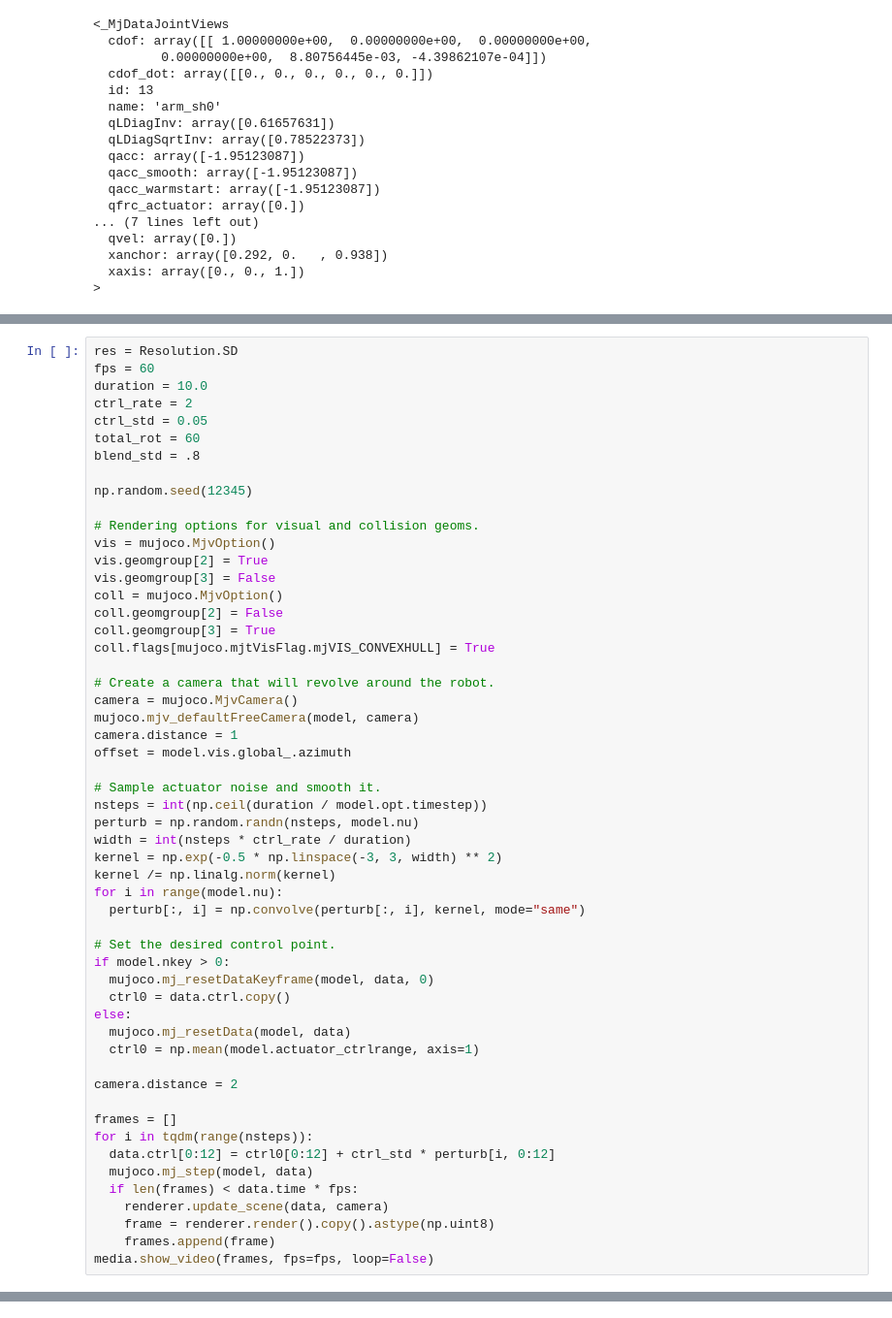
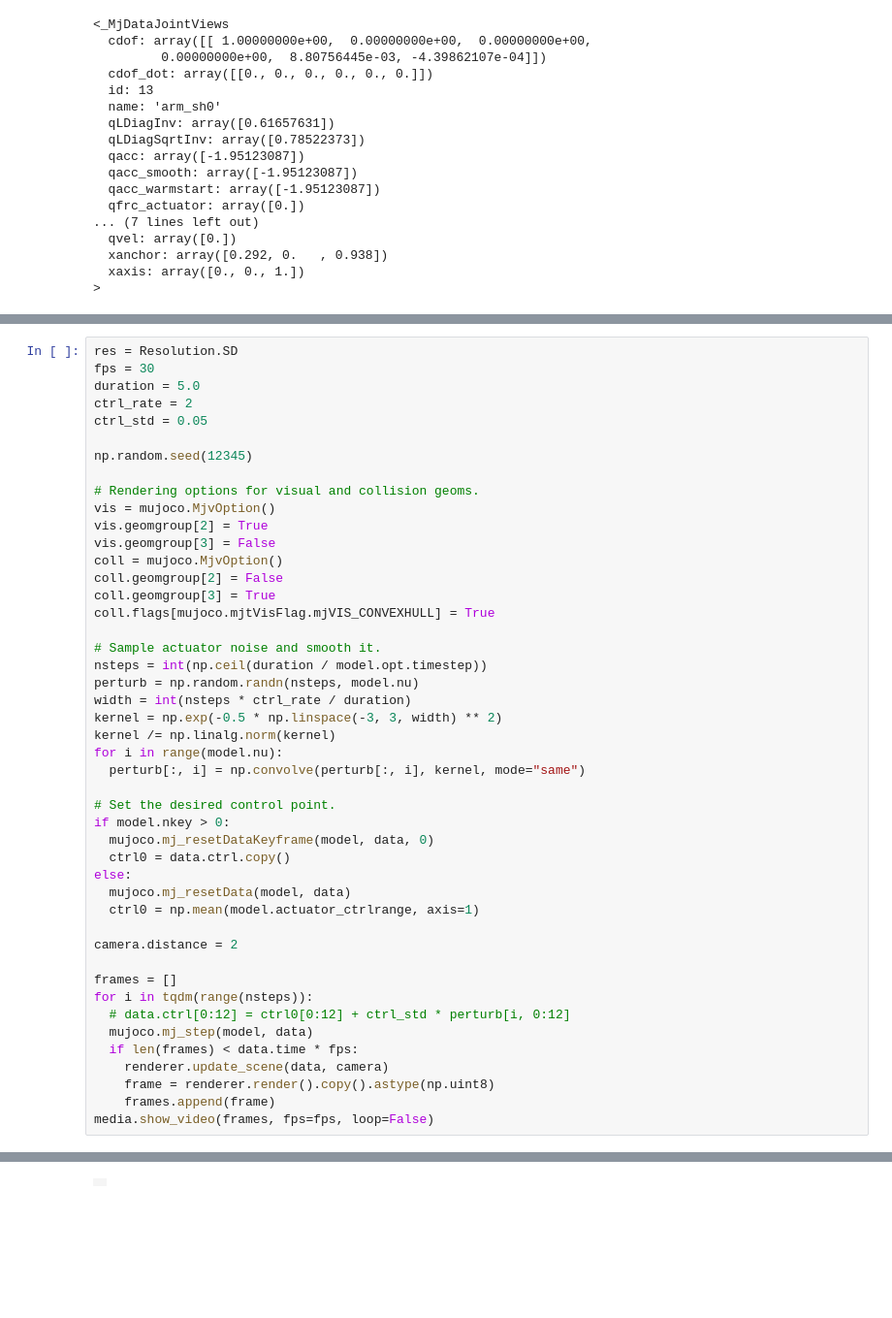
Before and after one commit to t0sster/spot_mujoco, a Jupyter notebook: tt.ipynb, the cells around one changed output, grey strips where cells are left out. Shown at 97% size. Saved outputs shown, nothing was run; the diff lists cells and outputs as text; blank space fills up the shorter version.

```diff
--- a/tt.ipynb
+++ b/tt.ipynb
@@ -98,11 +88,9 @@ def azimuth(
 # %%
 res = Resolution.SD
-fps = 60
-duration = 10.0
+fps = 30
+duration = 5.0
 ctrl_rate = 2
 ctrl_std = 0.05
-total_rot = 60
-blend_std = .8
 
 np.random.seed(12345)
 
@@ -114,12 +102,6 @@ coll = mujoco.MjvOption()
 coll.geomgroup[2] = False
 coll.geomgroup[3] = True
 coll.flags[mujoco.mjtVisFlag.mjVIS_CONVEXHULL] = True
-
-# Create a camera that will revolve around the robot.
-camera = mujoco.MjvCamera()
-mujoco.mjv_defaultFreeCamera(model, camera)
-camera.distance = 1
-offset = model.vis.global_.azimuth
 
 # Sample actuator noise and smooth it.
 nsteps = int(np.ceil(duration / model.opt.timestep))
@@ -142,7 +124,7 @@ camera.distance = 2
 
 frames = []
 for i in tqdm(range(nsteps)):
-  data.ctrl[0:12] = ctrl0[0:12] + ctrl_std * perturb[i, 0:12]
+  # data.ctrl[0:12] = ctrl0[0:12] + ctrl_std * perturb[i, 0:12]
   mujoco.mj_step(model, data)
   if len(frames) < data.time * fps:
     renderer.update_scene(data, camera)
@@ -153,0 +135 @@ media.show_video(frames, fps=fps, loop=False)
+|  |
```
Also changed, not shown: parts of 6 cells of this notebook, 2 other files.
